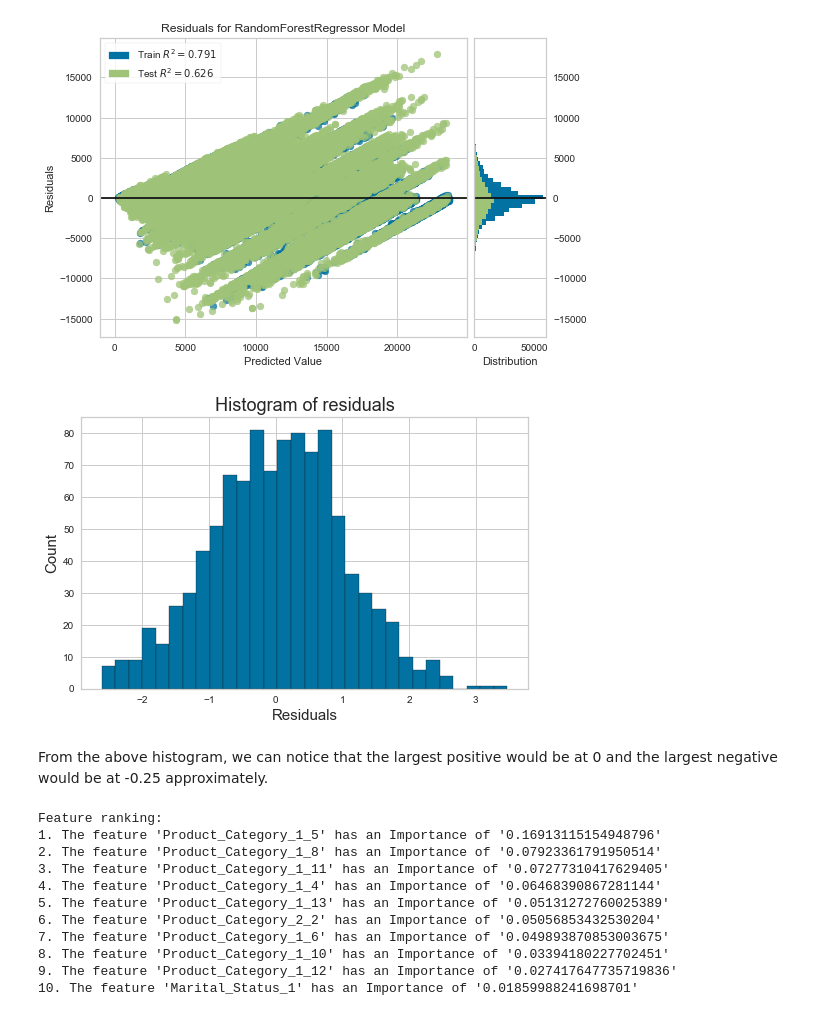
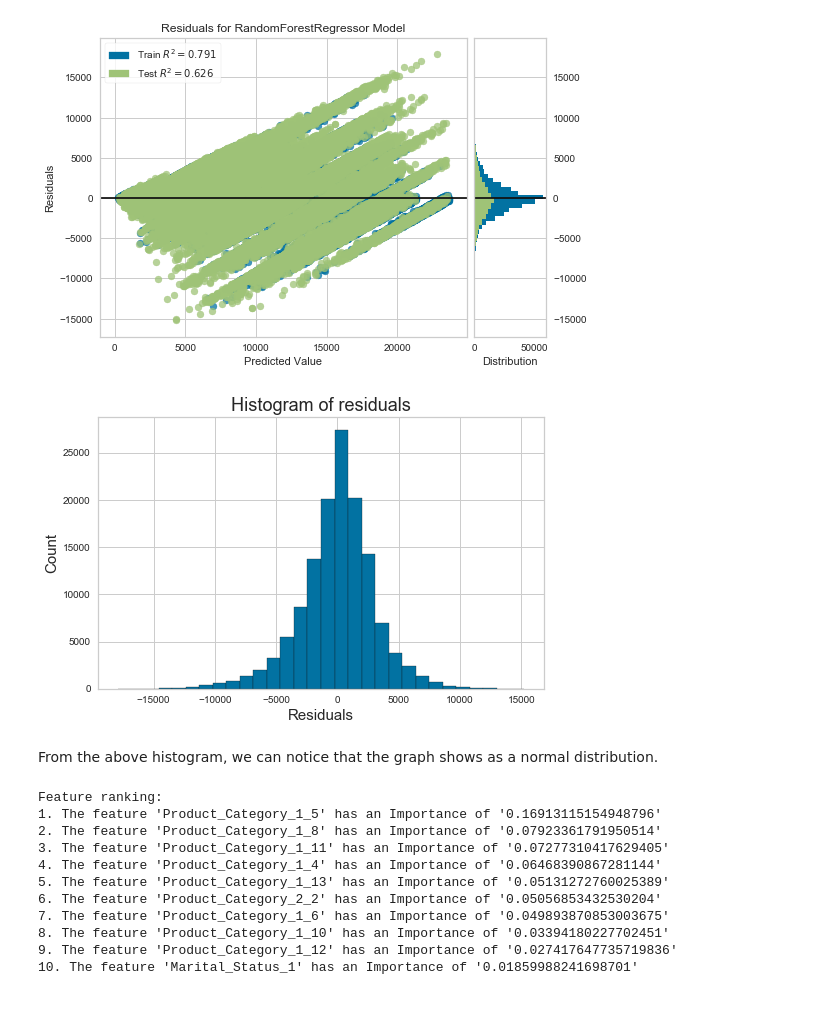
Before and after one commit to sheemambabu/Capstone_Project_1-In_Depth_Analysis, a Jupyter notebook: Linear_Regresion_Black_Friday.ipynb, the cells around one changed output. Saved outputs shown, nothing was run; the diff lists cells and outputs as text; code cells hidden in the pictures.

```diff
--- a/Linear_Regresion_Black_Friday.ipynb
+++ b/Linear_Regresion_Black_Friday.ipynb
@@ -1047,26 +1028,21 @@ visualizer.poof()
 # %% [output]
 [figure]
 # %%
-# Histogram of residuals for the test set
+# Calculate residuals for Random Forest Regressor Model
 
-#import scipy.stats as ss
+residuals_clf = [y_test[i]-y_predicted[i] for i in range(len(y_predicted))]
 
-y_predicted = ss.norm.rvs(size=1000)
-
-P_clf = ss.norm.fit(y_predicted)
-rX_clf = np.linspace(min(y_predicted), max(y_predicted), 50)
-rP_clf = ss.norm.pdf(rX_clf, *P_clf)
-
+# Plot the histogram
 plt.figure(figsize=(8,5))
-plt.hist(y_predicted, bins=30, edgecolor='k')
+plt.hist(residuals_clf, bins=30, edgecolor='k')
 plt.ylabel('Count',fontsize=15)
 plt.xlabel('Residuals',fontsize=15)
 plt.title("Histogram of residuals",fontsize=18)
 plt.show()
 # %% [output]
-[figure, old version]
+[figure, new version]
 # %% [markdown]
-From the above histogram, we can notice that the largest positive would be at 0 and the largest negative would be at -0.25 approximately.
+From the above histogram, we can notice that the graph shows as a normal distribution.
 # %%
 # Assigning Variable Importance
 importances_clf = list(clf.feature_importances_)
```
Also changed, not shown: parts of 2 cells of this notebook.
